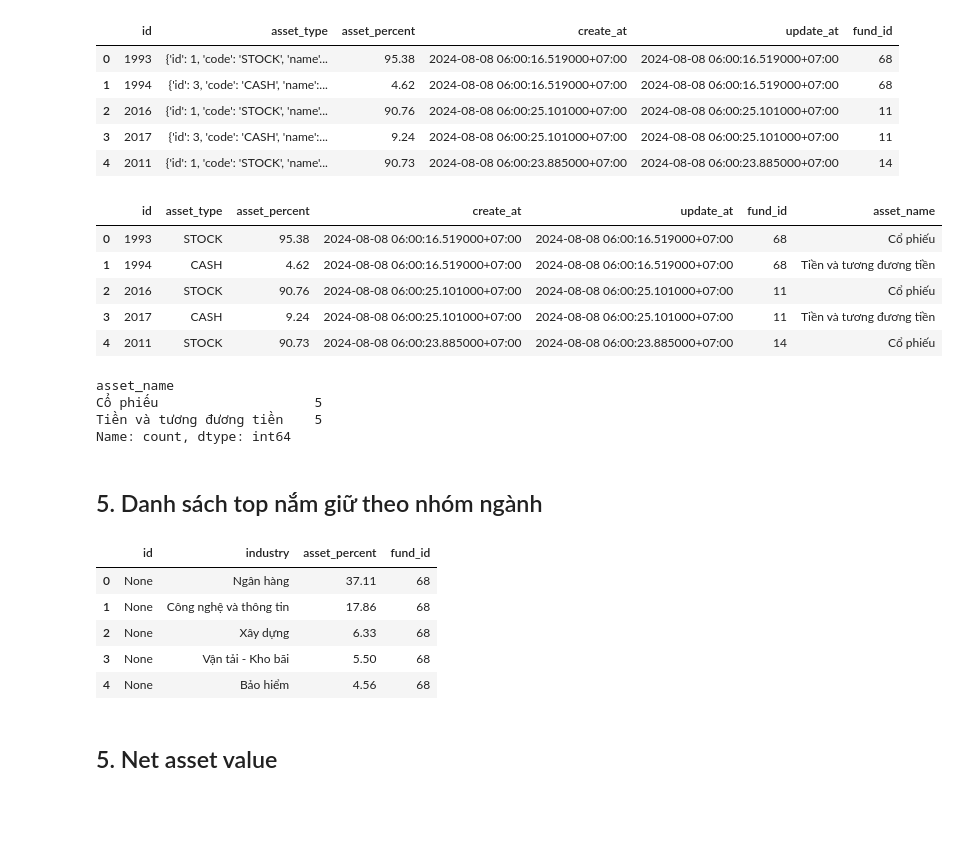
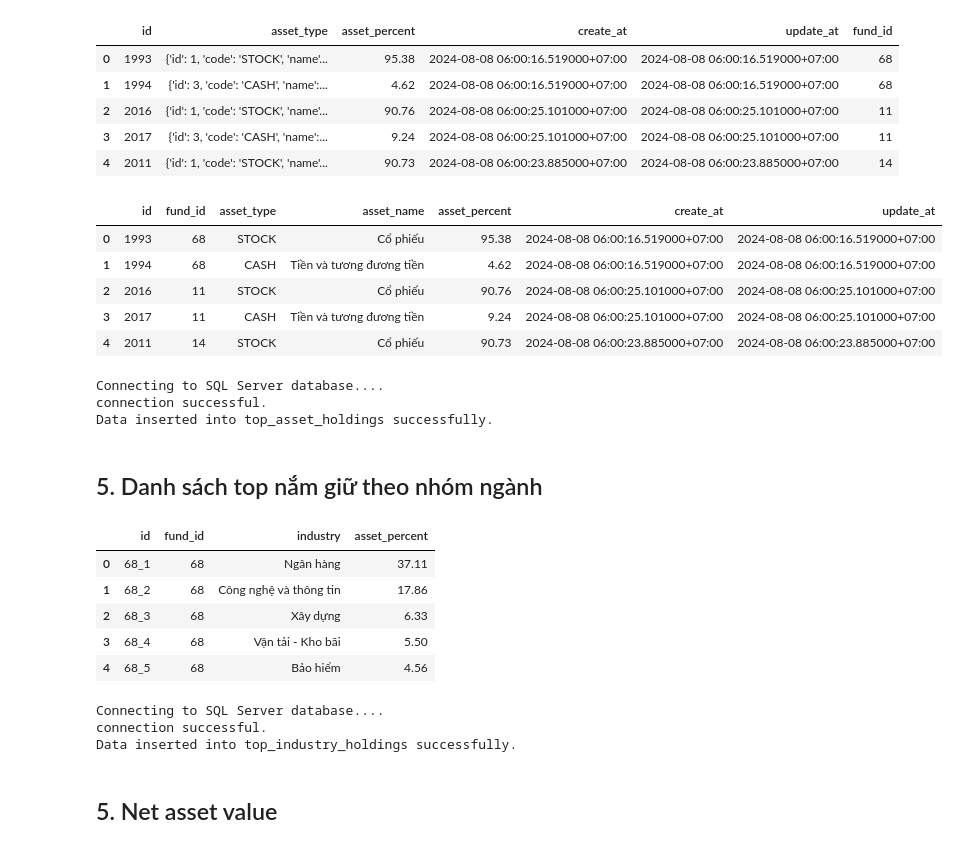
Before and after one commit to cuongng-99/fund-analytics, a Jupyter notebook: src/data_processing.ipynb, the cells around one changed output. Drawn from its saved outputs; the diff is of its cells as text; code cells hidden in the pictures; blank space fills up the shorter version.

```diff
--- a/src/data_processing.ipynb
+++ b/src/data_processing.ipynb
@@ -7,17 +10,3 @@ import re
-# %%
-def unix_to_datetime_with_timezone(unix_timestamp):
-    tz = pytz.timezone("Asia/Ho_Chi_Minh")
-    if unix_timestamp:
-        # Convert the Unix timestamp to a datetime object in UTC
-        utc_dt = datetime.fromtimestamp(unix_timestamp / 1000, tz=timezone.utc)
-        # Convert the datetime object to the specified timezone
-        dt_with_timezone = utc_dt.astimezone(tz)
-        return dt_with_timezone
-# %%
-def camel_to_snake(camel_str):
-    # Insert underscores only before uppercase letters that are followed by a lowercase letter or number
-    snake_case = re.sub(r"(?<!^)(?=[A-Z][a-z0-9])", "_", camel_str).lower()
-    return snake_case
 # %% [markdown]
 ## 1. Dữ liệu danh sách các quỹ mở đang có
 # %%
@@ -133,22 +169,34 @@ df_top_asset.head()
 # %%
 df_top_asset["asset_name"] = df_top_asset["asset_type"].apply(lambda x: x["name"])
 df_top_asset["asset_type"] = df_top_asset["asset_type"].apply(lambda x: x["code"])
 
+df_top_asset = df_top_asset[
+    [
+        "id",
+        "fund_id",
+        "asset_type",
+        "asset_name",
+        "asset_percent",
+        "create_at",
+        "update_at",
+    ]
+]
+
 df_top_asset.head()
 # %% [output]
-|  | id | asset_type | asset_percent | create_at | update_at | fund_id | asset_name |
-| 0 | 1993 | STOCK | 95.38 | 2024-08-08 06:00:16.519000+07:00 | 2024-08-08 06:00:16.519000+07:00 | 68 | Cổ phiếu |
-| 1 | 1994 | CASH | 4.62 | 2024-08-08 06:00:16.519000+07:00 | 2024-08-08 06:00:16.519000+07:00 | 68 | Tiền và tương đương tiền |
-| 2 | 2016 | STOCK | 90.76 | 2024-08-08 06:00:25.101000+07:00 | 2024-08-08 06:00:25.101000+07:00 | 11 | Cổ phiếu |
-| 3 | 2017 | CASH | 9.24 | 2024-08-08 06:00:25.101000+07:00 | 2024-08-08 06:00:25.101000+07:00 | 11 | Tiền và tương đương tiền |
-| 4 | 2011 | STOCK | 90.73 | 2024-08-08 06:00:23.885000+07:00 | 2024-08-08 06:00:23.885000+07:00 | 14 | Cổ phiếu |
+|  | id | fund_id | asset_type | asset_name | asset_percent | create_at | update_at |
+| 0 | 1993 | 68 | STOCK | Cổ phiếu | 95.38 | 2024-08-08 06:00:16.519000+07:00 | 2024-08-08 06:00:16.519000+07:00 |
+| 1 | 1994 | 68 | CASH | Tiền và tương đương tiền | 4.62 | 2024-08-08 06:00:16.519000+07:00 | 2024-08-08 06:00:16.519000+07:00 |
+| 2 | 2016 | 11 | STOCK | Cổ phiếu | 90.76 | 2024-08-08 06:00:25.101000+07:00 | 2024-08-08 06:00:25.101000+07:00 |
+| 3 | 2017 | 11 | CASH | Tiền và tương đương tiền | 9.24 | 2024-08-08 06:00:25.101000+07:00 | 2024-08-08 06:00:25.101000+07:00 |
+| 4 | 2011 | 14 | STOCK | Cổ phiếu | 90.73 | 2024-08-08 06:00:23.885000+07:00 | 2024-08-08 06:00:23.885000+07:00 |
-# %%
-df_top_asset.asset_name.value_counts()
-# %% [output]
-asset_name
-Cổ phiếu                    5
-Tiền và tương đương tiền    5
-Name: count, dtype: int64
+# %%
+# insert data to funds table
+insert_dataframe_to_sql("top_asset_holdings", df_top_asset)
+# %% [output]
+Connecting to SQL Server database....
+connection successful.
+Data inserted into top_asset_holdings successfully.
 # %% [markdown]
 ## 5. Danh sách top nắm giữ theo nhóm ngành
 # %%
@@ -164,15 +212,29 @@ df_top_industry = pd.DataFrame(top_industry)
 # rename column cammel format to snake
 df_top_industry.columns = [camel_to_snake(col) for col in df_top_industry.columns]
 
+# create unique id value
+df_top_industry["fund_index"] = df_top_industry.groupby("fund_id").cumcount() + 1
 
-df_top_industry.head()
+df_top_industry["id"] = df_top_industry.apply(
+    lambda x: str(x["fund_id"]) + "_" + str(x["fund_index"]), axis=1
+)
+
+df_top_industry = df_top_industry[["id", "fund_id", "industry", "asset_percent"]]
+df_top_industry.head(5)
 # %% [output]
-|  | id | industry | asset_percent | fund_id |
-| 0 | None | Ngân hàng | 37.11 | 68 |
-| 1 | None | Công nghệ và thông tin | 17.86 | 68 |
-| 2 | None | Xây dựng | 6.33 | 68 |
-| 3 | None | Vận tải - Kho bãi | 5.50 | 68 |
-| 4 | None | Bảo hiểm | 4.56 | 68 |
+|  | id | fund_id | industry | asset_percent |
+| 0 | 68_1 | 68 | Ngân hàng | 37.11 |
+| 1 | 68_2 | 68 | Công nghệ và thông tin | 17.86 |
+| 2 | 68_3 | 68 | Xây dựng | 6.33 |
+| 3 | 68_4 | 68 | Vận tải - Kho bãi | 5.50 |
+| 4 | 68_5 | 68 | Bảo hiểm | 4.56 |
+# %%
+# insert data to funds table
+insert_dataframe_to_sql("top_industry_holdings", df_top_industry)
+# %% [output]
+Connecting to SQL Server database....
+connection successful.
+Data inserted into top_industry_holdings successfully.
 # %% [markdown]
 ## 5. Net asset value
 # %%
```
Also changed, not shown: parts of 10 cells of this notebook, 2 other files.
